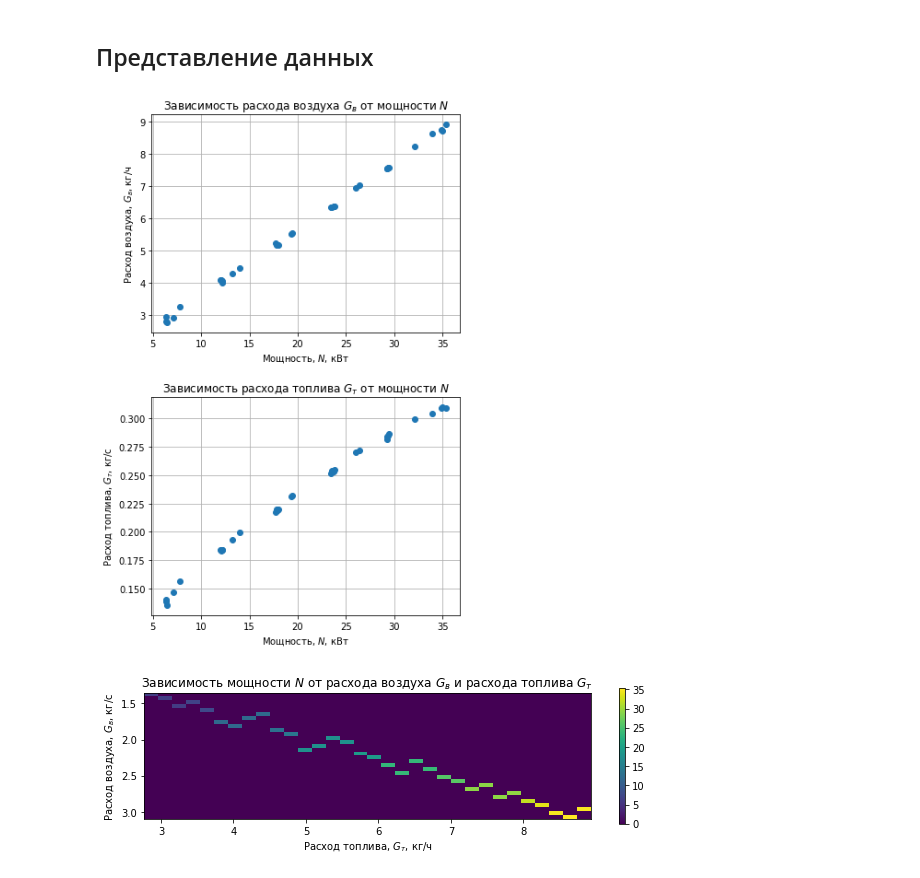
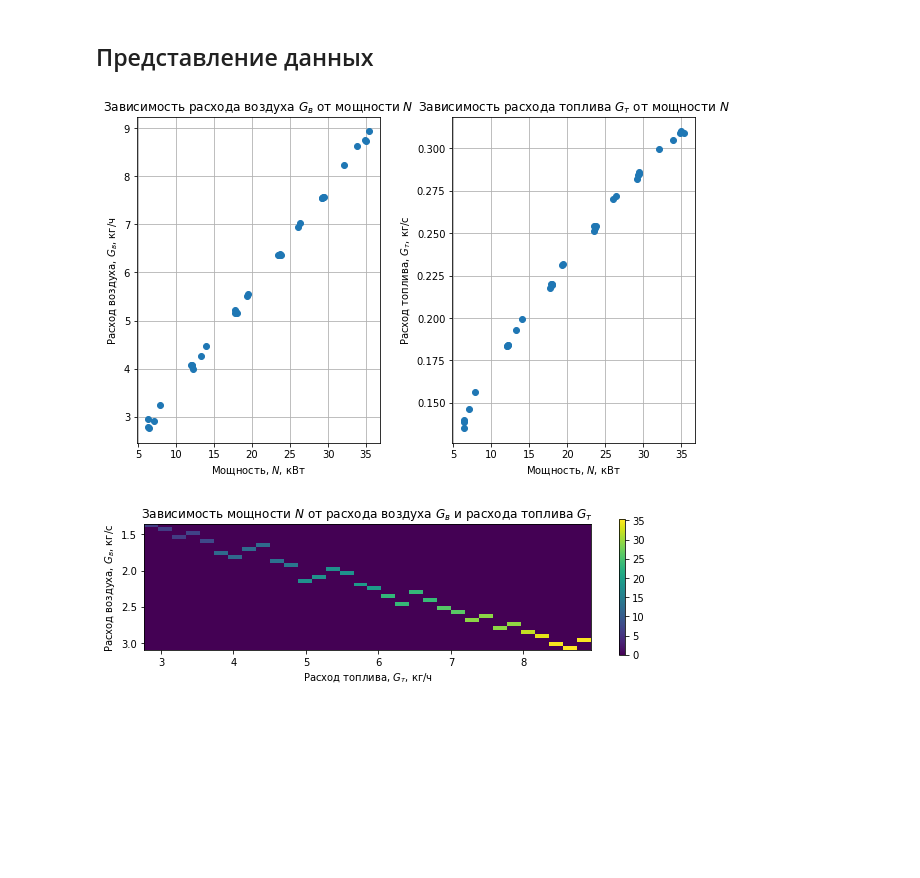
Before and after one commit to ateplovoz/ANN, a Jupyter notebook: ANN_vector_GitVersion.ipynb, the cells around one changed output. Saved outputs shown, nothing was run; the diff lists cells and outputs as text; code cells hidden in the pictures; blank space fills up the shorter version.

Commit message:
approximated Gt, Gv from N

```diff
--- a/ANN_vector_GitVersion.ipynb
+++ b/ANN_vector_GitVersion.ipynb
@@ -46,24 +46,25 @@ for row in range(32):
             n_surf = np.append(n_surf, 0)
 n_surf = n_surf.reshape(32,32)
 # %%
-plt.figure(figsize=(6,10))
-ax1 = plt.subplot(211)
-ax2 = plt.subplot(212)
+plt.figure(figsize=(10,6))
+ax1 = plt.subplot(121)
+ax2 = plt.subplot(122)
 ax1.plot(n, gv, 'o')
 ax2.plot(n, gt, 'o')
 ax1.set_title(u'Зависимость расхода воздуха $G_в$ от мощности $N$')
 ax1.set_ylabel(u'Расход воздуха, $G_в$, кг/ч')
 ax1.set_xlabel(u'Мощность, $N$, кВт')
 ax2.set_title(u'Зависимость расхода топлива $G_т$ от мощности $N$')
 ax2.set_ylabel(u'Расход топлива, $G_т$, кг/с')
 ax2.set_xlabel(u'Мощность, $N$, кВт')
 
 ax1.grid()
 ax2.grid()
-plt.subplots_adjust(hspace=0.3)
+plt.subplots_adjust(wspace=0.3)
+plt.savefig('data_for_approx.eps')
 plt.show()
 # %% [output]
-[figure, old version]
+[figure, new version]
 # %%
 plt.figure(figsize=(10,10))
 plt.imshow(n_surf, extent=
```
Also changed, not shown: parts of 11 cells of this notebook, 2 other files.
